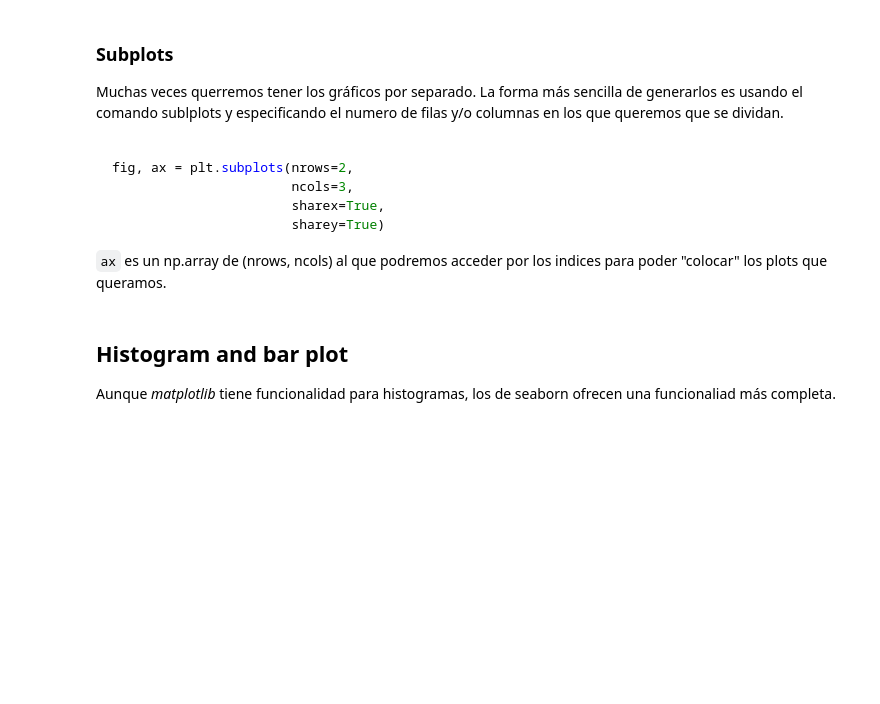
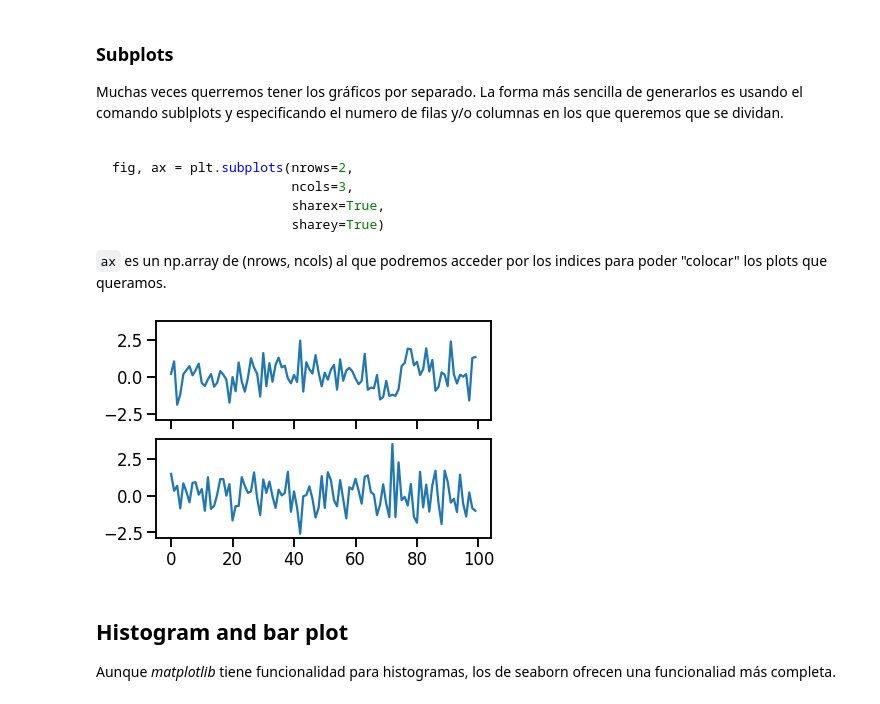
Before and after one commit to magheata/uib-aa-g1-material-master, a Jupyter notebook: W1/03 - Introducción a Numpy y Matplotlib.ipynb, the cells around one changed output. Cells and saved outputs as stored; diff of their text form; code cells hidden in the pictures; blank space fills up the shorter version.

```diff
--- a/W1/03 - Introducción a Numpy y Matplotlib.ipynb
+++ b/W1/03 - Introducción a Numpy y Matplotlib.ipynb
@@ -377,9 +482,11 @@ fig, ax = plt.subplots(nrows=2,
 # %%
 fig, ax = plt.subplots(nrows=2,
                        sharex=True,
                        sharey=True)
 for i in range(2):
-    ax[i].plot(## random array of 100 elements)
+    ax[i].plot(np.random.randn(100))
+# %% [output]
+[figure, added]
 # %% [markdown]
 ## Histogram and bar plot
 
```
Also changed, not shown: parts of 37 cells of this notebook, 3 other files.
